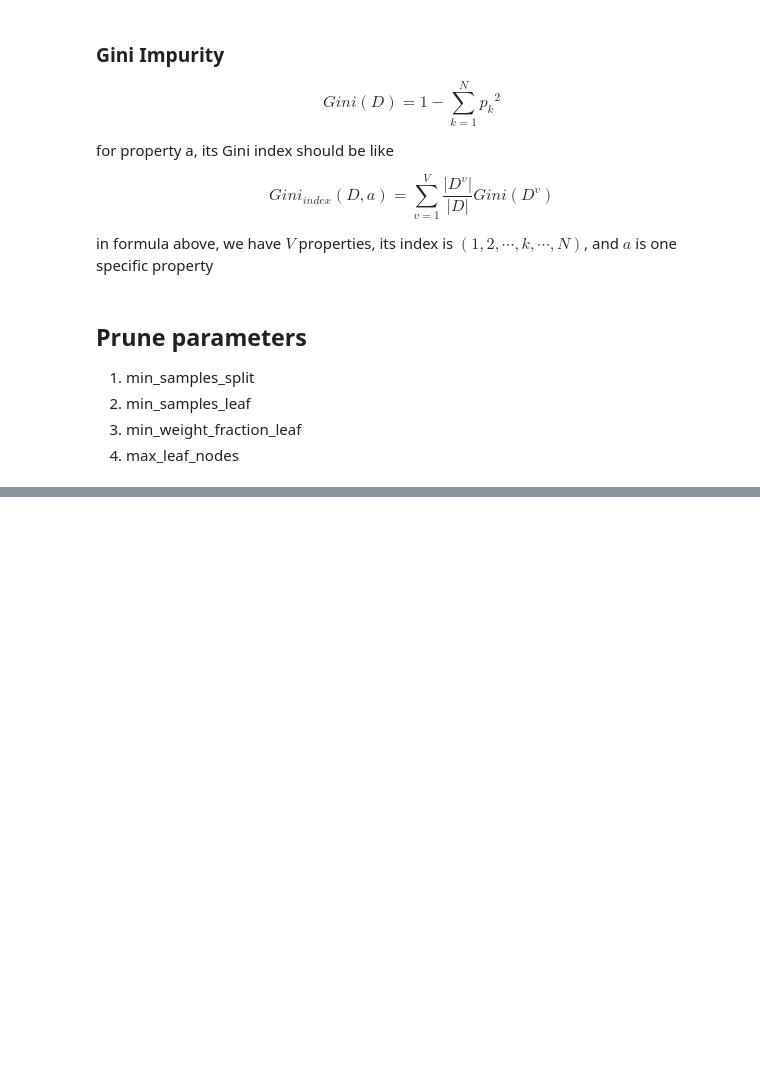
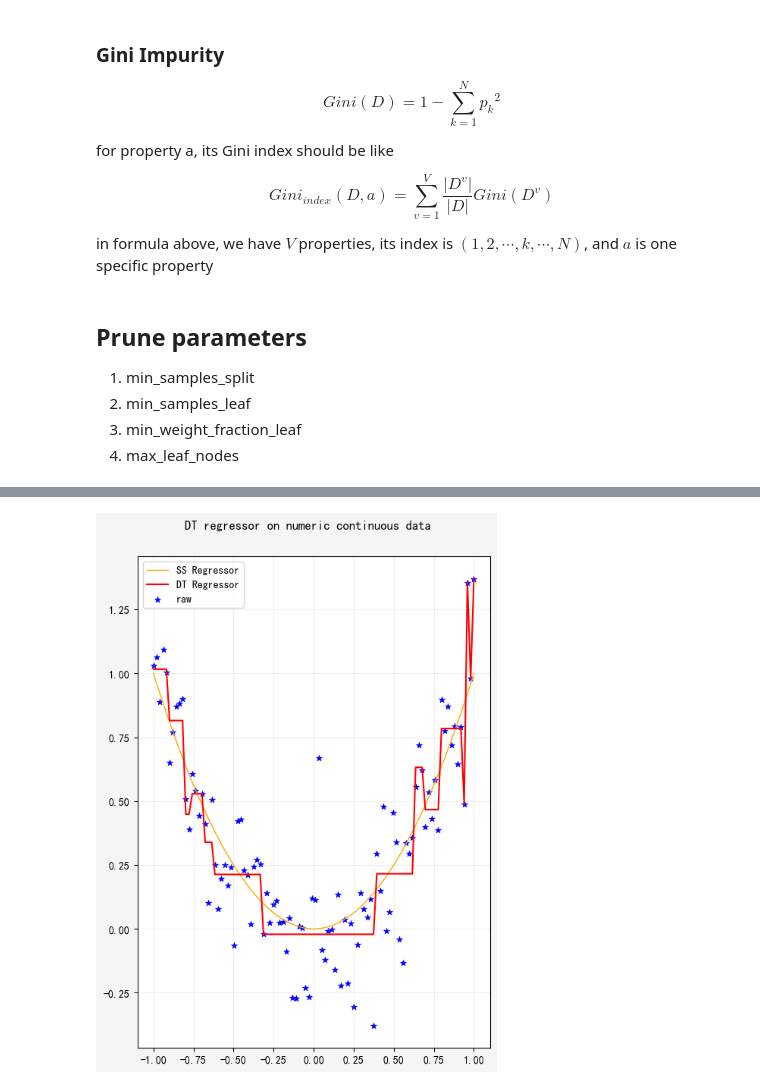
Before and after one commit to ChauserMondieu/machine_learning, a Jupyter notebook: chapters/DecidsionTrees.ipynb, the cells around one changed output, grey strips where cells are left out. Saved outputs shown, nothing was run; the diff lists cells and outputs as text; code cells hidden in the pictures; blank space fills up the shorter version.

```diff
--- a/chapters/DecidsionTrees.ipynb
+++ b/chapters/DecidsionTrees.ipynb
@@ -141,0 +164,29 @@ in formula above, we have $V$ properties, its index is $(1,2,\cdots,k,\cdots,N)$
+# %%
+from sklearn.tree import DecisionTreeRegressor
+from matplotlib import pyplot as plt
+import numpy as np
+import matplotlib as mpl
+
+np.random.RandomState(42)
+X_reg = np.linspace(-1,1,100)
+y_reg = np.power(X_reg,2)
+y_reg_noise = y_reg + np.random.normal(loc=0, scale=.2, size=X_reg.shape[0])
+
+tree_reg = DecisionTreeRegressor(max_depth=4)
+tree_reg.fit(X_reg.reshape(-1,1), y_reg_noise.reshape(-1,1))
+X_pred = tree_reg.predict(X_reg.reshape(-1,1))
+# %%
+%matplotlib inline
+
+fig, ax = plt.subplots(1,1,figsize=(6,8),
+                       facecolor="whitesmoke",
+                      edgecolor="gray")
+fig.suptitle("DT regressor on numeric continuous data")
+fig.subplots_adjust(top=0.92)
+ax.plot(X_reg,y_reg, ls='-', lw=1, color="orange", label="SS Regressor")
+ax.plot(X_reg,X_pred, '-r', label="DT Regressor")
+ax.scatter(X_reg,y_reg_noise, marker='*',lw=.5, color="blue", label="raw")
+ax.legend(loc="best")
+ax.grid(alpha=0.2)
+# %% [output]
+[figure, added]
```
Also changed, not shown: parts of 1 cell of this notebook, 1 other file.
